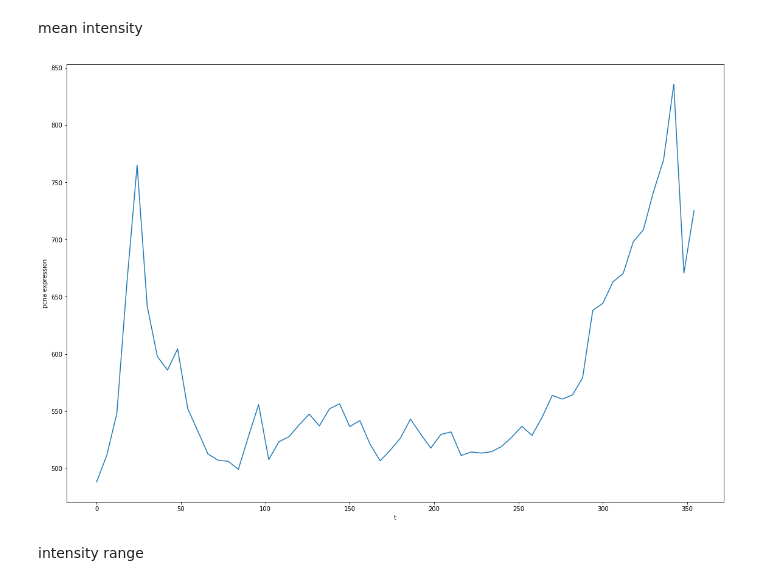
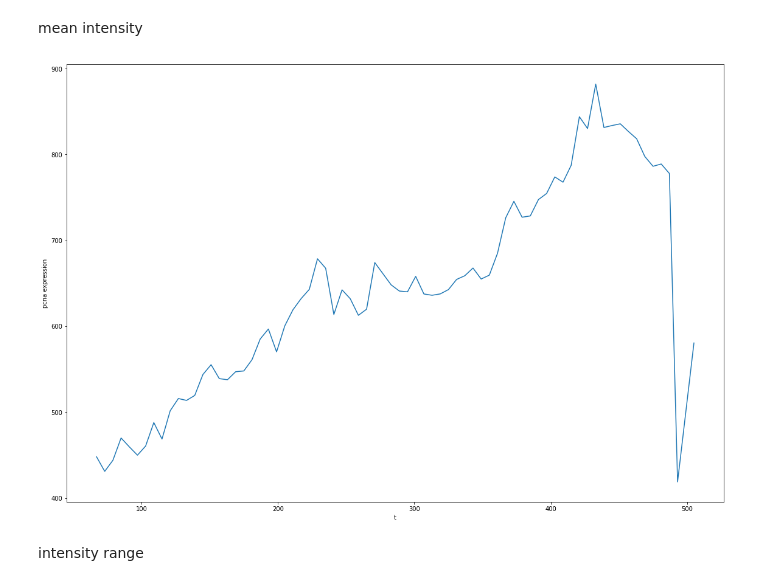
Before and after one commit to xing-lab-pitt/xing-vimentin-dic-pipeline, a Jupyter notebook: thomas_scripts/4-pcna_trajectory/analyze_results/sct_analysis.ipynb, the cells around one changed output. Drawn from its saved outputs; the diff is of its cells as text; code cells hidden in the pictures.

```diff
--- a/thomas_scripts/4-pcna_trajectory/analyze_results/sct_analysis.ipynb
+++ b/thomas_scripts/4-pcna_trajectory/analyze_results/sct_analysis.ipynb
@@ -12,16 +13,18 @@ import math
 import matplotlib.pyplot as plt
 import numpy as np
 # %%
-sct_dir_name = 'sct-tlt_288'
-sct_name = 'sub_XY2_179-01-13-22'
+sct_dir_name = 'ict-auto-02'
+sct_name = 'ict_XY1_262-01-27-22'
 
 
 main_path='/home/thomas/research/projects/a549_40x/data/'
-output_path=main_path+'out/pcna/01-13-22_72hr_no-treat/'
+output_path=main_path+'out/pcna/01-27-22_72hr_no-treat/'
 sct_path=output_path+'traj/'+sct_dir_name+'/'
 sct_path=sct_path+sct_name
 
 with open (sct_path, 'rb') as fp:
         sct = pickle.load(fp)
+print(sct.traj_seri)
 sct_zero_init_time = sct.traj_seri[:,0]-np.min(sct.traj_seri[:,0])   # decreases initial time to 0
+sct_time = sct.traj_seri[:,0]
 sct_mean_int = sct.traj_pcna_feature_values[0]
@@ -32,14 +53,14 @@ mean intensity
 # %%
 ### plot mean intensity for all trajectories ###
 fig = plt.figure(figsize=(15,10))
 ax = fig.add_axes([0,0,1,1])
-ax.plot(sct_zero_init_time,sct_mean_int)
+ax.plot(sct_time,sct_mean_int)
 ax.set_ylabel('pcna expression')
 ax.set_xlabel('t')
 # plt.savefig('filename.jpg',bbox_inches='tight', dpi=150)
 plt.show()
 # %% [output]
-[figure, old version]
+[figure, new version]
 # %% [markdown]
 intensity range
 # %%
```
Also changed, not shown: parts of 3 cells of this notebook, 24 other files.
